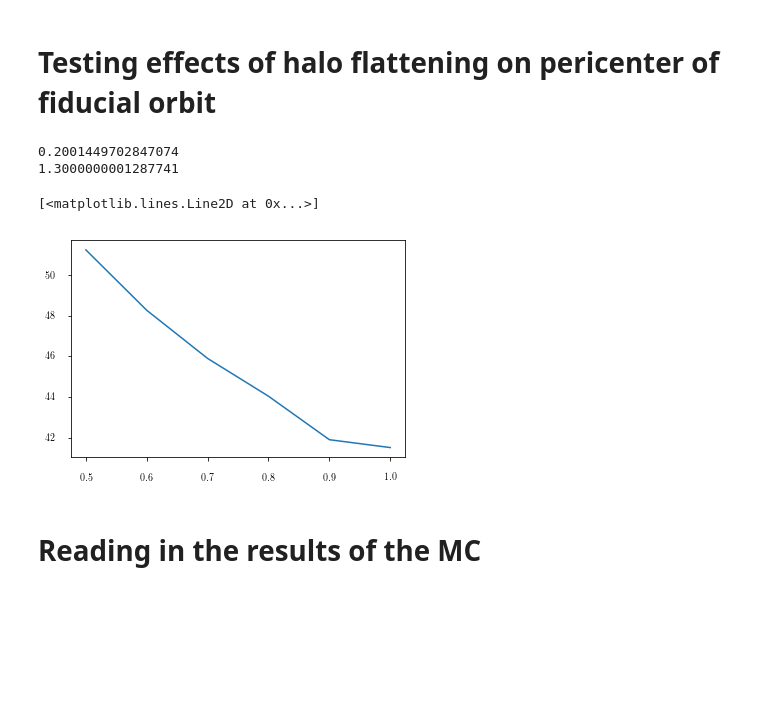
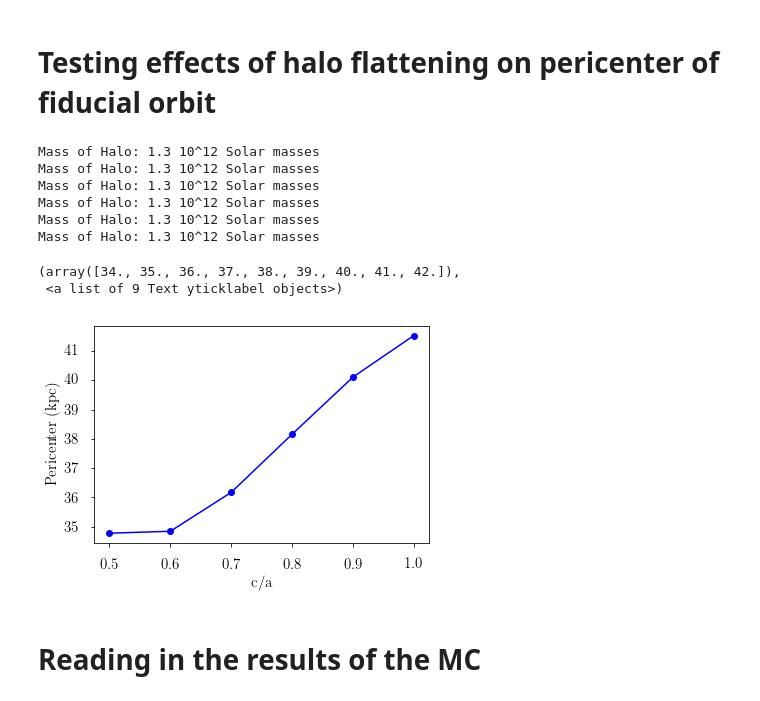
Before and after one commit to swfu/DwarfTidalStripping, a Jupyter notebook: herc_analysis.ipynb, the cells around one changed output. Cells and saved outputs as stored; diff of their text form; code cells hidden in the pictures; blank space fills up the shorter version.

```diff
--- a/herc_analysis.ipynb
+++ b/herc_analysis.ipynb
@@ -335,18 +335,6 @@ fig.tight_layout()
 [figure]
 # %% [markdown]
 # Testing effects of halo flattening on pericenter of fiducial orbit
-# %%
-tp_amp= potential.TriaxialNFWPotential(amp=1.,a=2.,c=c)
-mvir= tp_amp.mass(245./ro,245./ro,ro=ro,vo=vo)/10.**12.
-print(mvir)
-# mass out to ~245 kpc in units of 10^12 Msun, for non-spherical potential need to give R and z max to integrate
-
-tp= potential.TriaxialNFWPotential(amp=1.3/mvir,a=2.,c=c)
-# amp = (0.8 x 10^12 Msun: desired mass) / (mvir x 10^12: mass for amp=1)
-print(tp.mass(245./ro,245./ro,ro=ro,vo=vo)/10.**12.) # Should be the mass you want
-# %% [output]
-0.2001449702847074
-1.3000000001287741
 # %%
 ts_small = np.linspace(0,5,5000)*u.Gyr
 
@@ -356,7 +344,11 @@ orb_forward = []
 orb_backward = []
 
 for i in range(c_grid.size):
+    tp_amp= potential.TriaxialNFWPotential(amp=1.,a=2.,c=c_grid[i])
+    mvir= tp_amp.mass(245./ro,245./ro,ro=ro,vo=vo)/10.**12.
+
     tp= potential.TriaxialNFWPotential(amp=1.3/mvir,a=2.,c=c_grid[i])
+    print('Mass of Halo: ' + np.str(np.round(tp.mass(245./ro,245./ro,ro=ro,vo=vo)/10.**12., 2)) + ' 10^12 Solar masses')
 
     pot = [tp,bp,mp]
     orb = Orbit([ra*u.degree,
@@ -374,14 +366,26 @@ for i in range(c_grid.size):
 
     orb_forward.append(orb)
     orb_backward.append(orb_flip)
+# %% [output]
+Mass of Halo: 1.3 10^12 Solar masses
+Mass of Halo: 1.3 10^12 Solar masses
+Mass of Halo: 1.3 10^12 Solar masses
+Mass of Halo: 1.3 10^12 Solar masses
+Mass of Halo: 1.3 10^12 Solar masses
+Mass of Halo: 1.3 10^12 Solar masses
 # %%
 peri = np.array([orb_backward[0].rperi(),orb_backward[1].rperi(),orb_backward[2].rperi(),
        orb_backward[3].rperi(),orb_backward[4].rperi(),orb_backward[5].rperi()])
-# %%
-plt.plot(c_grid,peri)
-# %% [output]
-[<matplotlib.lines.Line2D at 0x...>]
-[figure, removed]
+# %%
+plt.plot(c_grid,peri,marker='o',color='blue')
+plt.xlabel('c/a',fontsize=15)
+plt.ylabel('Pericenter (kpc)',fontsize=15)
+plt.xticks(fontsize=15)
+plt.yticks(fontsize=15)
+# %% [output]
+(array([34., 35., 36., 37., 38., 39., 40., 41., 42.]),
+ <a list of 9 Text yticklabel objects>)
+[figure, added]
 # %% [markdown]
 # Reading in the results of the MC
 # %%
```
